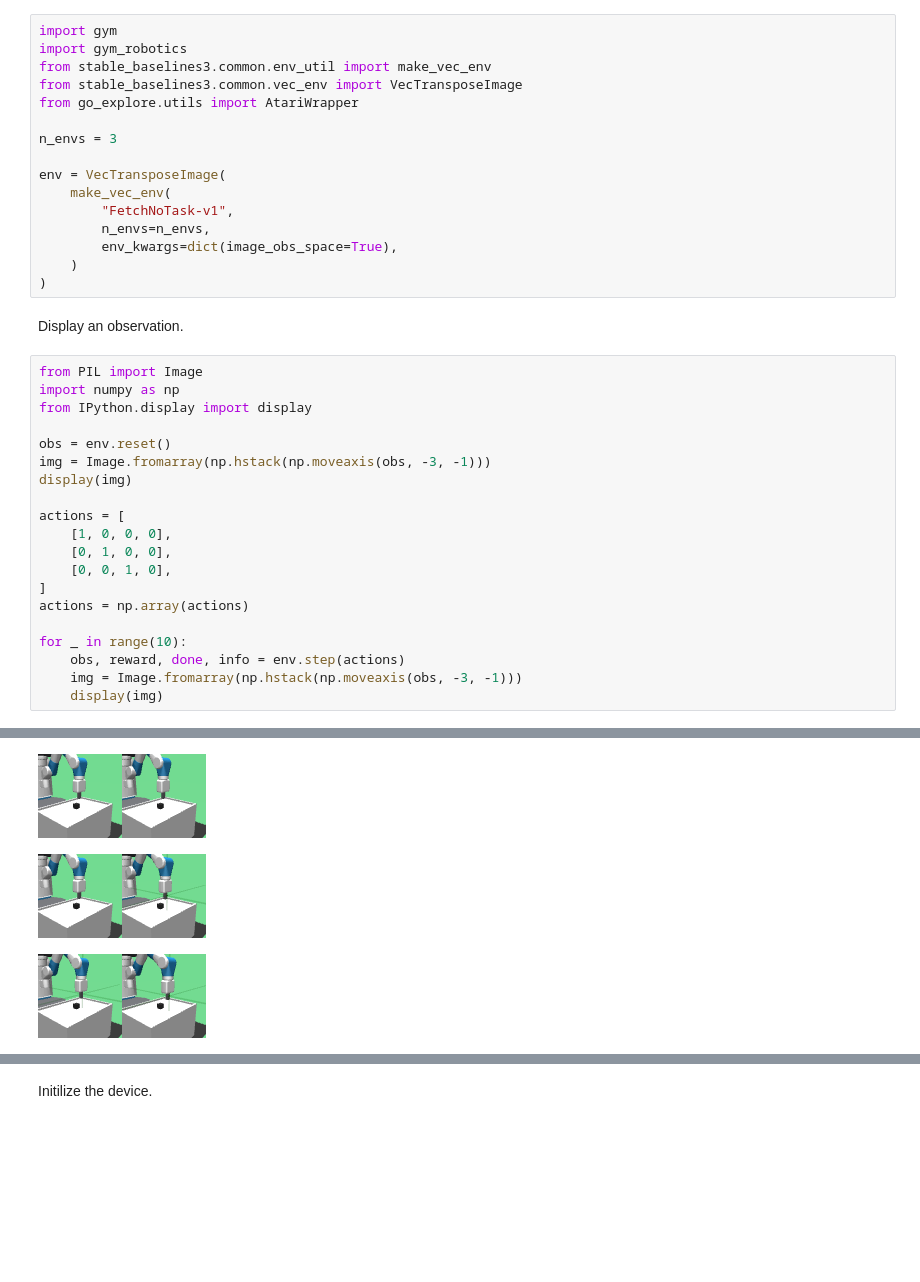
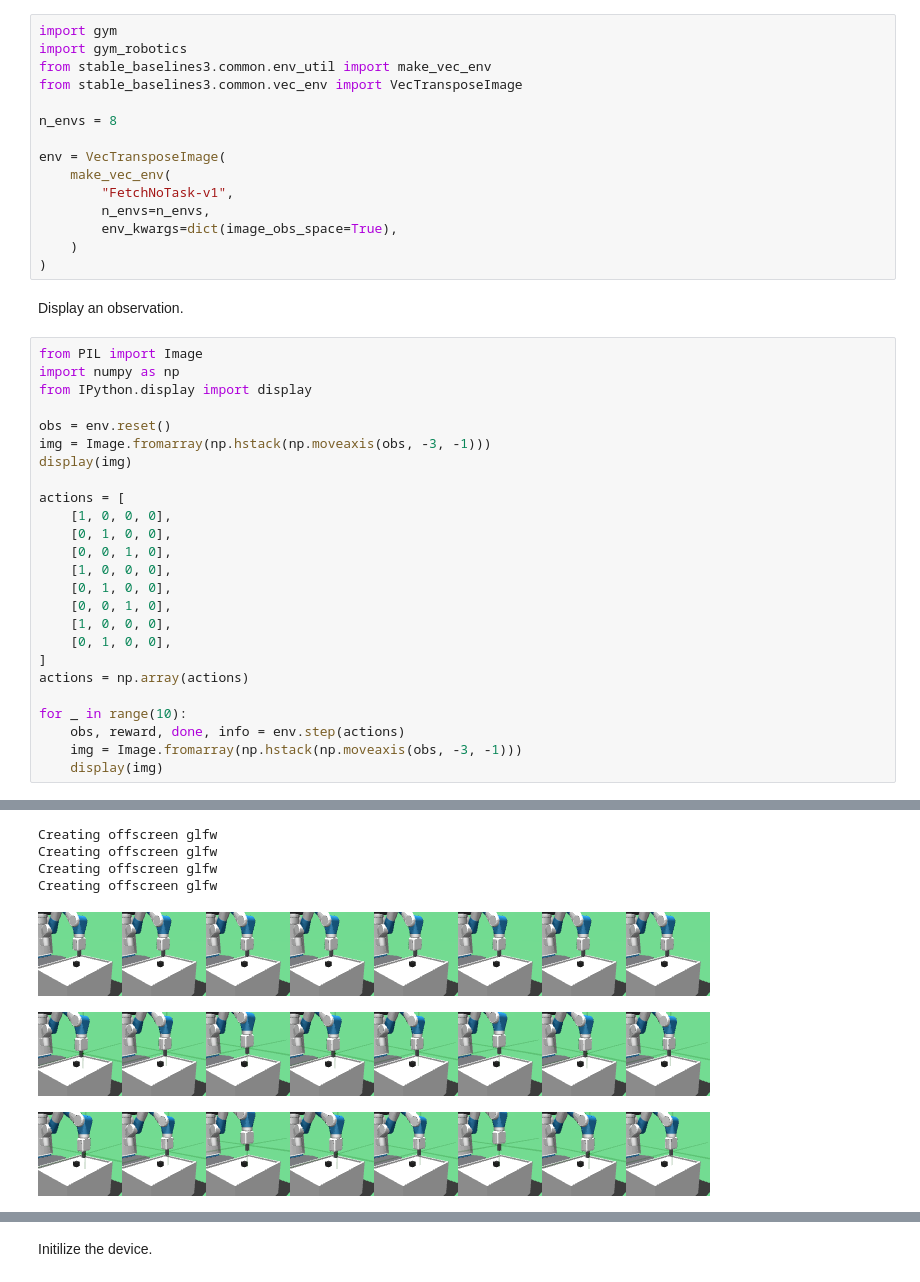
Before and after one commit to qgallouedec/lge, a Jupyter notebook: notebooks/inverse_model_fetch.ipynb, the cells around one changed output, grey strips where cells are left out. Drawn from its saved outputs; the diff is of its cells as text; blank space fills up the shorter version.

```diff
--- a/notebooks/inverse_model_fetch.ipynb
+++ b/notebooks/inverse_model_fetch.ipynb
@@ -9,9 +9,8 @@ import gym
 import gym_robotics
 from stable_baselines3.common.env_util import make_vec_env
 from stable_baselines3.common.vec_env import VecTransposeImage
-from go_explore.utils import AtariWrapper
 
-n_envs = 3
+n_envs = 8
 
 env = VecTransposeImage(
     make_vec_env(
@@ -35,6 +34,11 @@ actions = [
     [1, 0, 0, 0],
     [0, 1, 0, 0],
     [0, 0, 1, 0],
+    [1, 0, 0, 0],
+    [0, 1, 0, 0],
+    [0, 0, 1, 0],
+    [1, 0, 0, 0],
+    [0, 1, 0, 0],
 ]
 actions = np.array(actions)
 
@@ -46,3 +55,7 @@ for _ in range(10):
+Creating offscreen glfw
+Creating offscreen glfw
+Creating offscreen glfw
+Creating offscreen glfw
-[figure, old version]
+[figure, new version]
-[figure, old version]
+[figure, new version]
-[figure, old version]
+[figure, new version]
```
Also changed, not shown: parts of 4 cells of this notebook.
